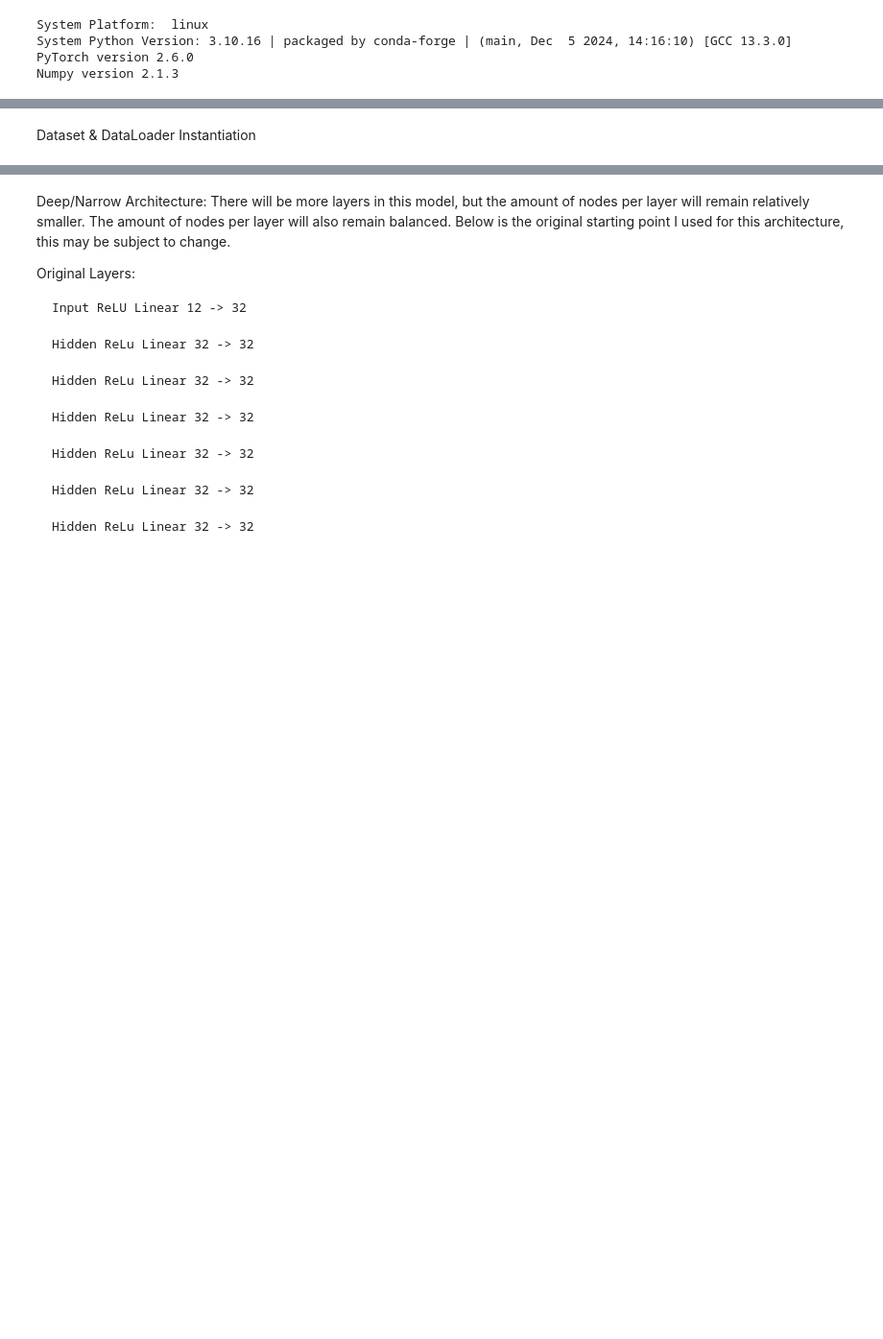
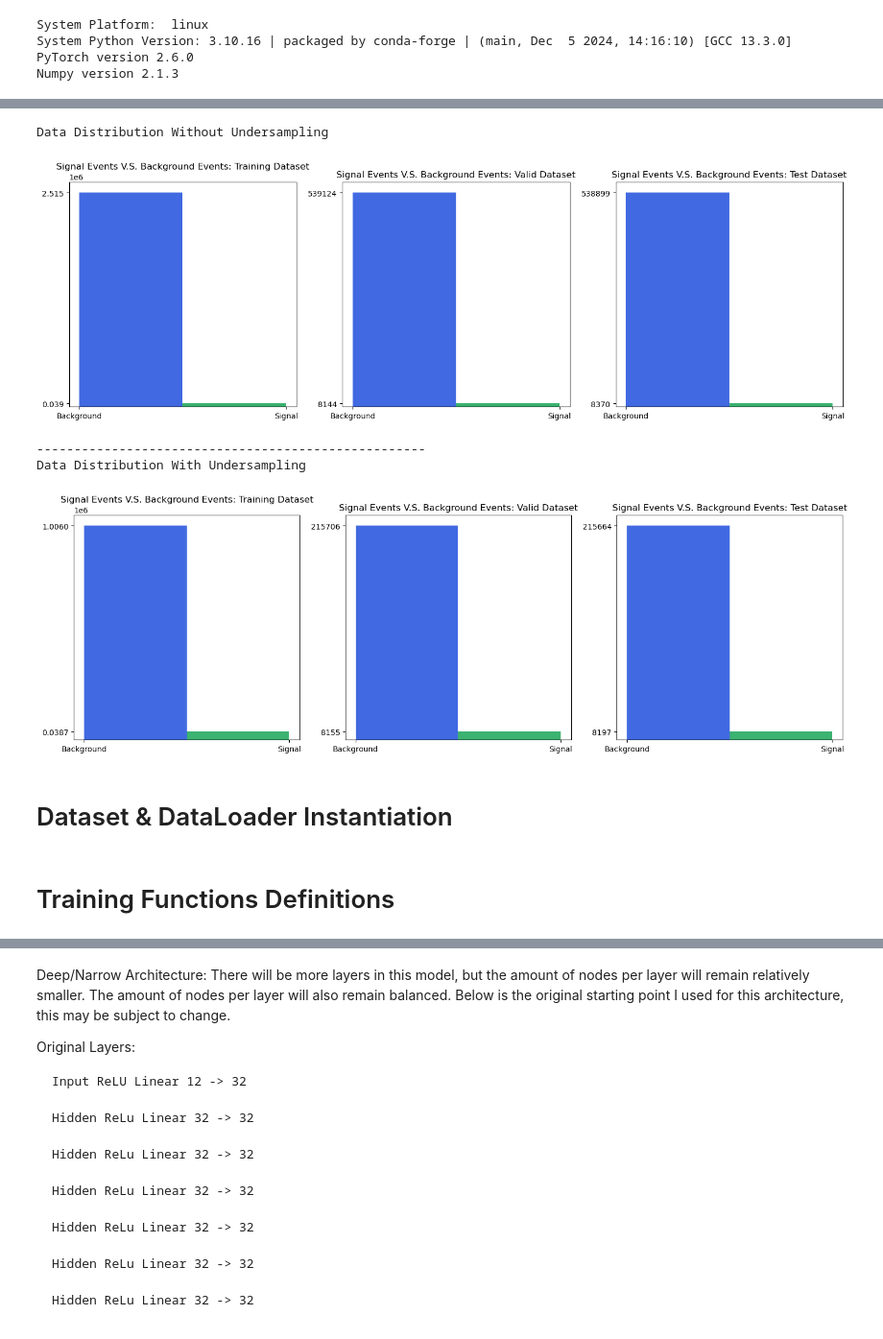
Before and after one commit to pnnoc/ML_FinalProject, a Jupyter notebook: Neural_Net.ipynb, the cells around one changed output, grey strips where cells are left out. Shown: that part at 96% size. Cells and saved outputs as stored; diff of their text form; code cells hidden in the pictures; blank space fills up the shorter version.

```diff
--- a/Neural_Net.ipynb
+++ b/Neural_Net.ipynb
@@ -75,0 +130,23 @@ Test set: (547269, 11)
+# %%
+X_undersampled = under_sampled_df.drop(columns='Label').to_numpy()
+y_undersampled = under_sampled_df["Label"].to_numpy()
+
+X_u_train, X_u_temp, y_u_train, y_u_temp = train_test_split(X_undersampled, y_undersampled, test_size=0.3, random_state=random_seed)
+X_u_val, X_u_test, y_u_val, y_u_test = train_test_split(X_u_temp, y_u_temp, test_size=0.5, random_state=random_seed)
+
+X_train, X_temp, y_train, y_temp = train_test_split(X, y, test_size=0.3, random_state=random_seed)
+X_val, X_test, y_val, y_test = train_test_split(X_temp, y_temp, test_size=0.5, random_state=random_seed)
+
+training_df = pd.DataFrame(np.column_stack((X_train, y_train)), columns=['Bprob', 'BsLxy', 'L2iso/L2pt', 'Bcos', 'Kiso/Kpt', 'LKdz', 'LKdr', 'Passymetry', 'Kip3d/Kip3dErr', 'L1id', 'L2id','Label'])
+valid_df = pd.DataFrame(np.column_stack((X_val, y_val)), columns=['Bprob', 'BsLxy', 'L2iso/L2pt', 'Bcos', 'Kiso/Kpt', 'LKdz', 'LKdr', 'Passymetry', 'Kip3d/Kip3dErr', 'L1id', 'L2id','Label'])
+test_df = pd.DataFrame(np.column_stack((X_test, y_test)), columns=['Bprob', 'BsLxy', 'L2iso/L2pt', 'Bcos', 'Kiso/Kpt', 'LKdz', 'LKdr', 'Passymetry', 'Kip3d/Kip3dErr', 'L1id', 'L2id','Label'])
+
+print("W/o Undersampling:")
+print(f"Training set: {X_train.shape}")
+print(f"Validation set: {X_val.shape}")
+print(f"Test set: {X_test.shape}")
+print("---------------------------------------------------\n")
+print("W/ Undersampling:")
+print(f"Training set: {X_u_train.shape}")
+print(f"Validation set: {X_u_val.shape}")
+print(f"Test set: {X_u_test.shape}")
@@ -76,5 +173,27 @@ Test set: (547269, 11)
+# %%
+print("Data Distribution Without Undersampling")
+fig, axs = plt.subplots(1, 3, figsize=(15,5))
+plot_event_distribution(training_df, "Training Dataset", axs[0])
+plot_event_distribution(valid_df, "Valid Dataset", axs[1])
+plot_event_distribution(test_df, "Test Dataset", axs[2])
+plt.tight_layout()
+plt.show()
+print("----------------------------------------------------")
+print("Data Distribution With Undersampling")
+fig, axs = plt.subplots(1, 3, figsize=(15,5))
+plot_event_distribution_np(array=y_u_train, title="Training Dataset", axis=axs[0])
+plot_event_distribution_np(array=y_u_val, title="Valid Dataset", axis=axs[1])
+plot_event_distribution_np(array=y_u_test, title="Test Dataset", axis=axs[2])
+plt.tight_layout()
+plt.show()
+# %% [output]
+Data Distribution Without Undersampling
+[figure, added]
+----------------------------------------------------
+Data Distribution With Undersampling
+[figure, added]
 # %% [markdown]
-Dataset & DataLoader Instantiation
+# Dataset & DataLoader Instantiation
 # %%
 class Transform:
     def __call__(self, data: np.ndarray):
@@ -124,0 +253,2 @@ test_dataloader = DataLoader(dataset=test_dataset, batch_size=64, shuffle=False)
+# %% [markdown]
+# Training Functions Definitions
```
Also changed, not shown: parts of 28 cells of this notebook, 1 other file.
